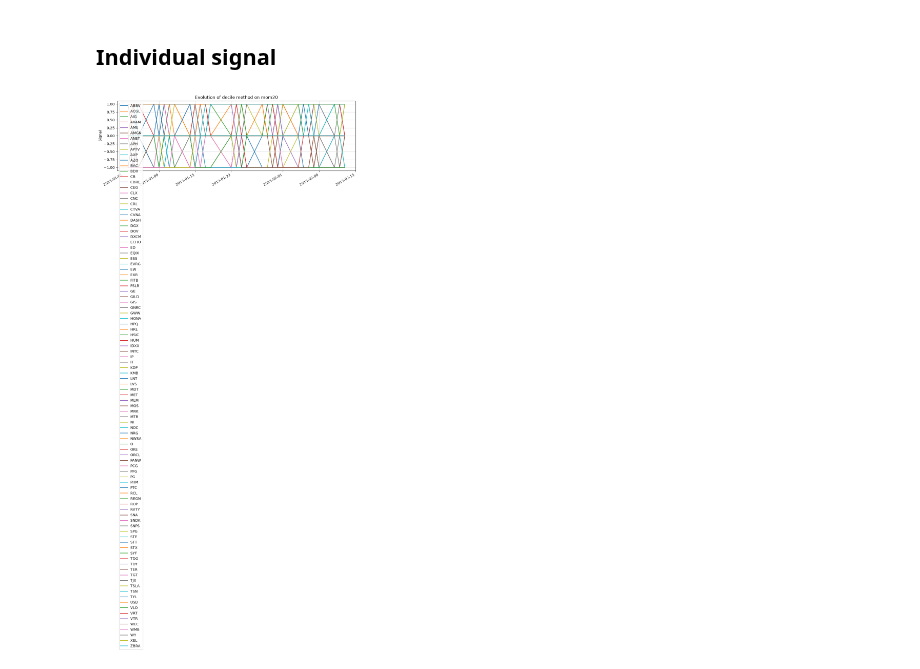
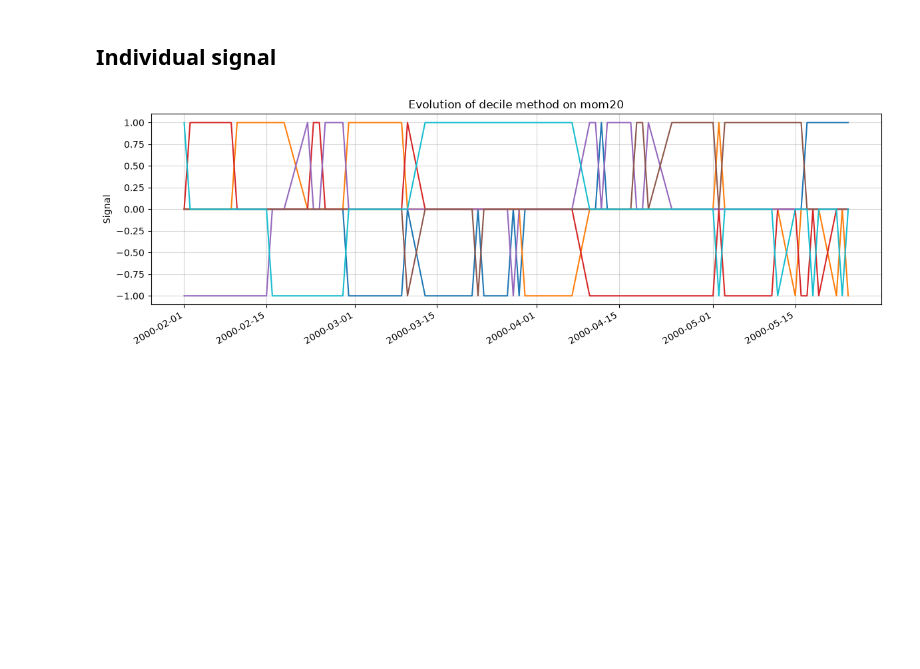
Before and after one commit to qlemoal/quant_alpha_lab, a Jupyter notebook: notebooks/inspect_signals.ipynb, the cells around one changed output. Saved outputs shown, nothing was run; the diff lists cells and outputs as text; code cells hidden in the pictures; blank space fills up the shorter version.

```diff
--- a/notebooks/inspect_signals.ipynb
+++ b/notebooks/inspect_signals.ipynb
@@ -13,7 +13,7 @@ INPUT = '../data/processed/features.parquet'
 lf = pl.scan_parquet(INPUT).sort(['ticker', 'date'])
 # %%
 df = lf.filter(
-    c('ticker').is_in( c('ticker').unique().sample(100).implode() )
+    c('ticker').is_in( c('ticker').unique().sample(10).implode() )
 ).collect()
 # %% [markdown]
 ## Individual signal
@@ -37,7 +37,7 @@ df_signals = pivot_wide(
 ).to_pandas().set_index('date')
 # %%
 f, ax = new_fig(fs=(12, 4))
-df_signals.iloc[:30].plot(ax=ax)
-finish_fig(ax=ax, title=f'Evolution of {signal_method} method on {feature}', yl='Signal')
+df_signals.iloc[:100].plot(ax=ax, legend=False)
+finish_fig(ax=ax, legend=False, title=f'Evolution of {signal_method} method on {feature}', yl='Signal')
 # %% [output]
-[figure, old version]
+[figure, new version]
```
Also changed, not shown: parts of 2 cells of this notebook, 1 other file.
